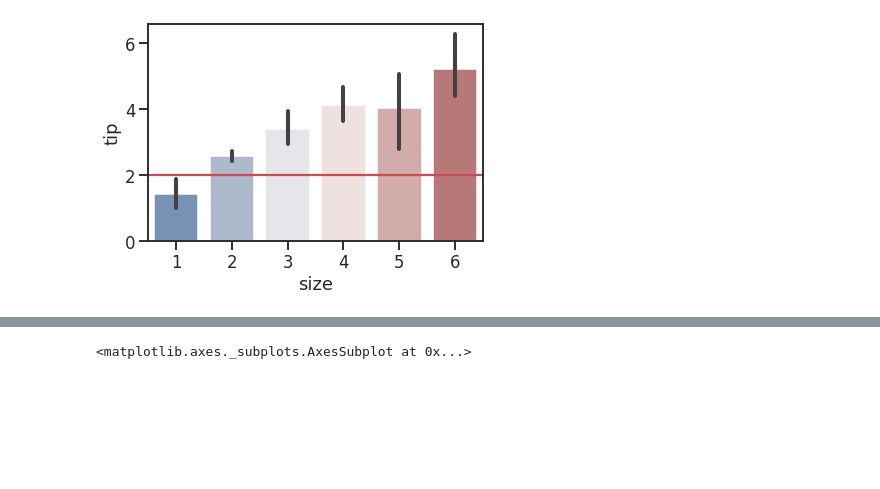
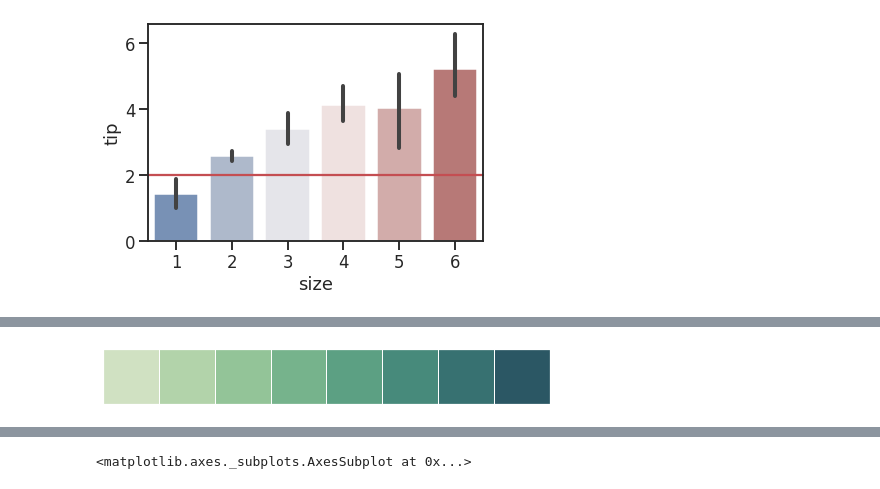
Before and after one commit to Jake0925/Seaborn, a Jupyter notebook: SeabornAll.ipynb, the cells around one changed output, grey strips where cells are left out. Saved outputs shown, nothing was run; the diff lists cells and outputs as text; code cells hidden in the pictures; blank space fills up the shorter version.

```diff
--- a/SeabornAll.ipynb
+++ b/SeabornAll.ipynb
@@ -115,0 +136,5 @@ sns.despine(bottom=True) # 그래프 박스외곽부의 상하라인 제거
+# %%
+pal = sns.cubehelix_palette(8, rot=-.5, dark=.3)
+sns.palplot(pal) # pal수치값을 palplot을통해 이미지로 표현
+# %% [output]
+[figure, added]
```
Also changed, not shown: parts of 34 cells of this notebook.
